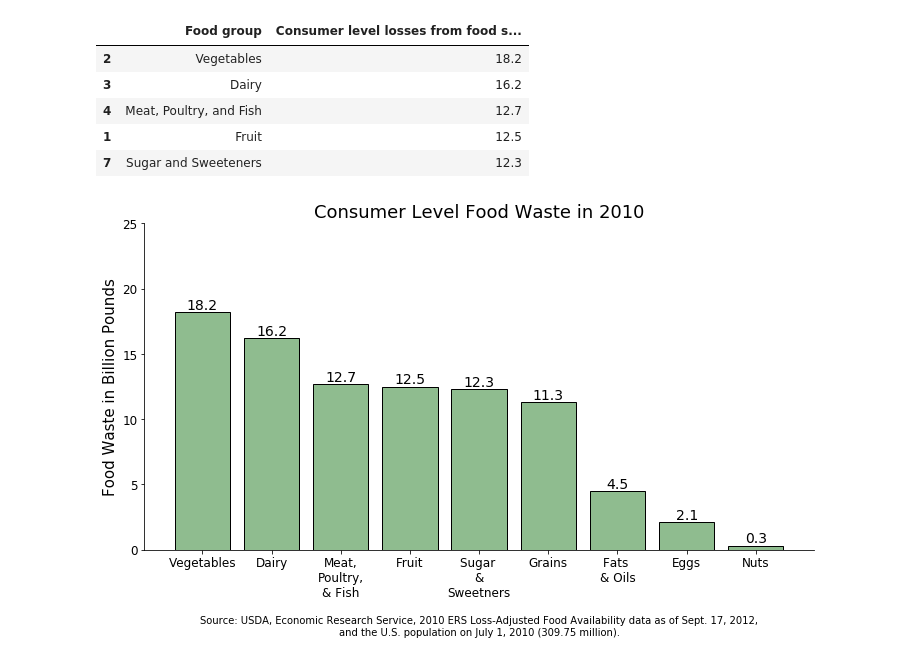
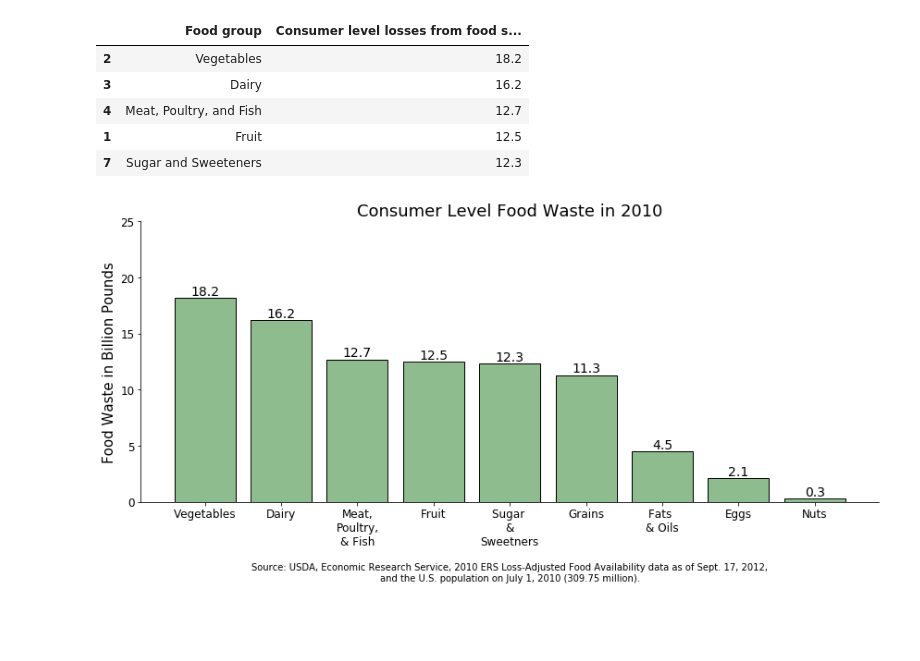
Before and after one commit to ashleylizg/foodpact, a Jupyter notebook: ipynb/us_food_imports.ipynb, the cells around one changed output. Drawn from its saved outputs; the diff is of its cells as text; code cells hidden in the pictures; blank space fills up the shorter version.

```diff
--- a/ipynb/us_food_imports.ipynb
+++ b/ipynb/us_food_imports.ipynb
@@ -106,28 +107,29 @@ waste_totals.head()
 # %%
 labels = ['Vegetables', 'Dairy', 'Meat,\nPoultry,\n& Fish', 'Fruit', 'Sugar \n&\n Sweetners', 'Grains', 'Fats \n& Oils', 'Eggs', 'Nuts']
 losses = waste_totals['Consumer level losses from food supply in billion lbs']
 
 fig = plt.figure(figsize=(12,6))
 ax = fig.add_subplot(111)
 
 bars = plt.bar(labels, losses, align='center', color='darkseagreen', ec='black')
 ax = plt.subplot()
 ax.set_xticklabels(labels, rotation=0, fontsize=12, wrap=True)
 plt.yticks(fontsize=12)
 ax.set_ylim([0, 25])
 def autolabel(rects):
     for rect in rects:
         height = rect.get_height()
         ax.text(rect.get_x() + rect.get_width()/2., 1.0*height,
                 '%2.1f' % float(height),
                 ha='center', va='bottom', fontsize=14)
 autolabel(bars)
 ax.set_title('Consumer Level Food Waste in 2010', fontsize=18)
 ax.set_xlabel('\nSource: USDA, Economic Research Service, 2010 ERS Loss-Adjusted Food Availability data as of Sept. 17, 2012,\nand the U.S. population on July 1, 2010 (309.75 million).', fontsize= 10)
 ax.set_ylabel('Food Waste in Billion Pounds', fontsize=15)
 ax.spines['right'].set_visible(False)
 ax.spines['top'].set_visible(False)
+plt.tight_layout()
 plt.savefig('food_waste_2010.svg')
 plt.show()
 # %% [output]
-[figure, old version]
+[figure, new version]
```
Also changed, not shown: parts of 2 cells of this notebook, 7 other files.
